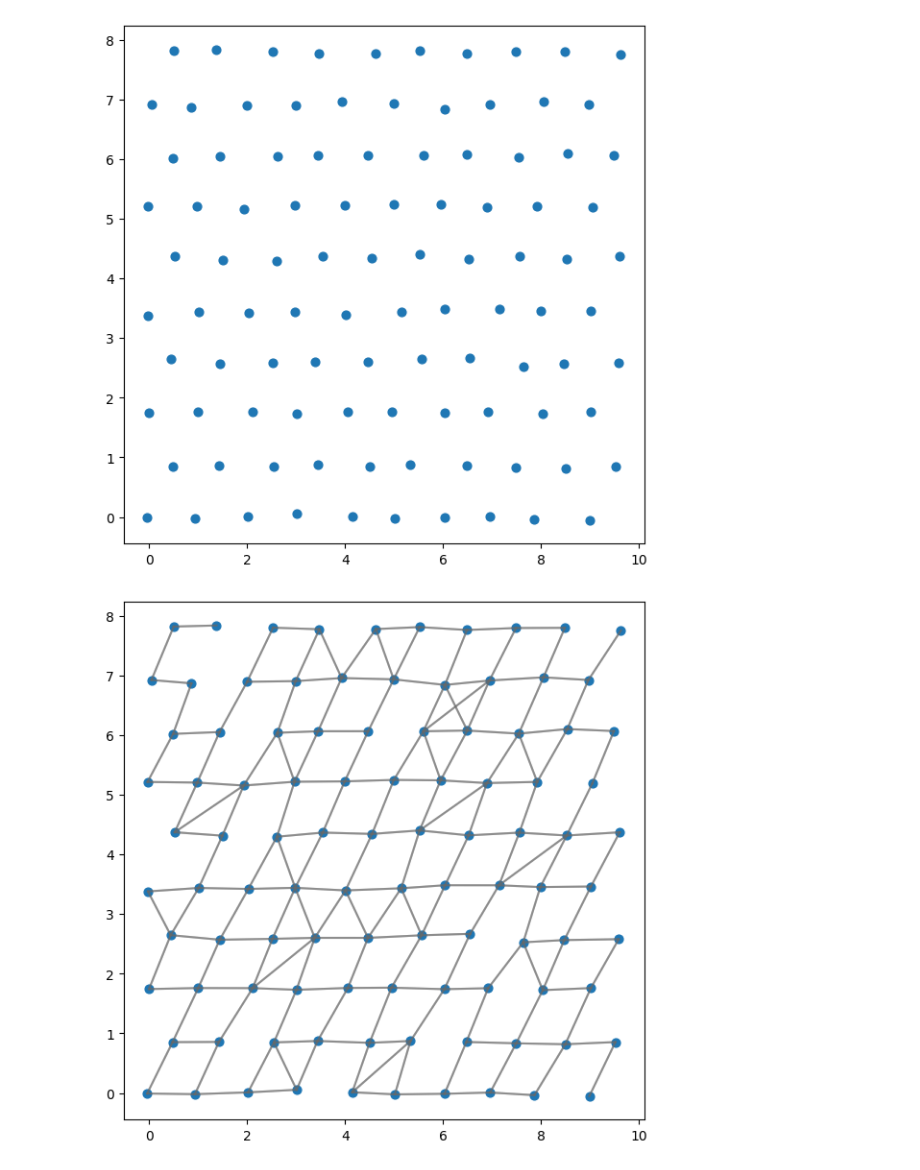
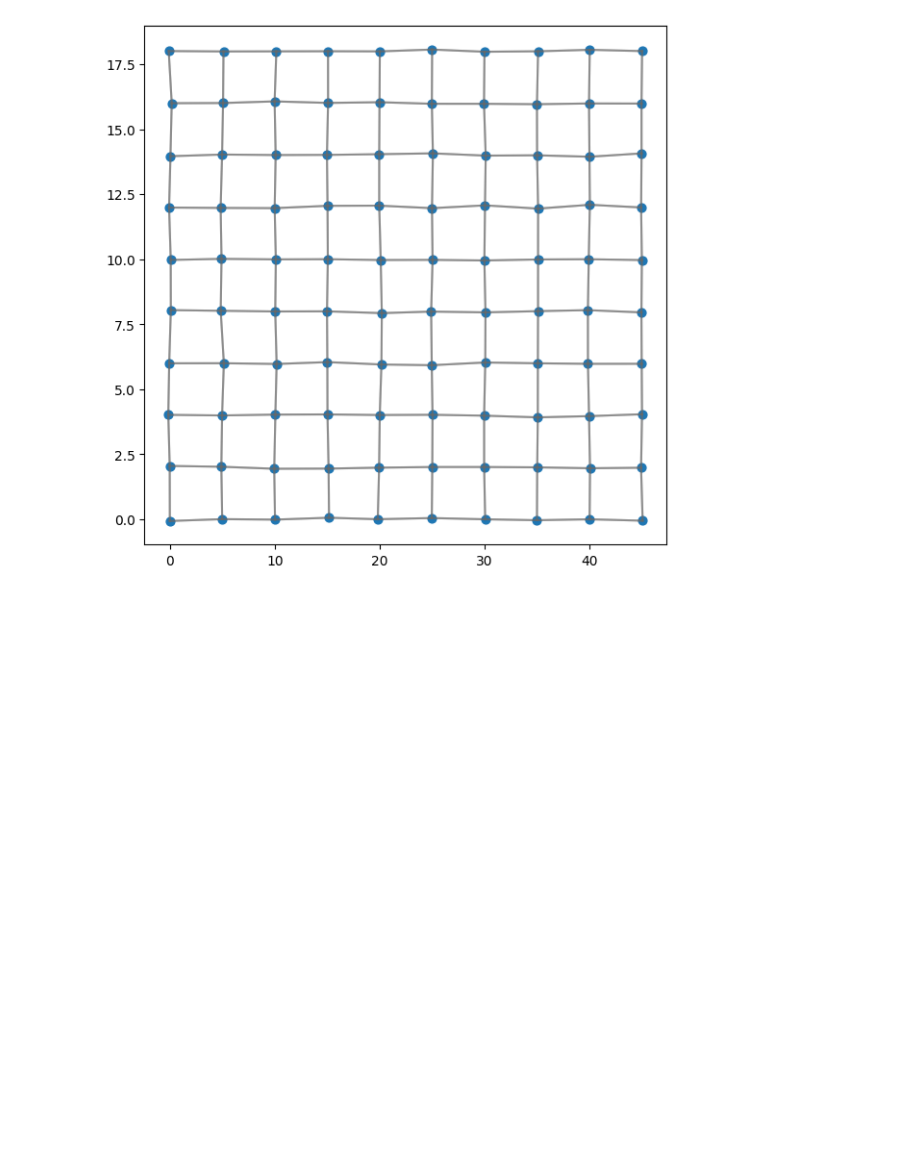
Before and after one commit to BenWen0/ComputationalPhysics2, a Jupyter notebook: GenData/lattice_2D.ipynb, the cells around one changed output. Drawn from its saved outputs; the diff is of its cells as text; code cells hidden in the pictures; blank space fills up the shorter version.

Commit message:
update report, exp. lattice 2d

```diff
--- a/GenData/lattice_2D.ipynb
+++ b/GenData/lattice_2D.ipynb
@@ -35,7 +35,7 @@ def draw_graph(adj_list, positions, axis=False, edges=True, node_size=3):
         ax.tick_params(left=False, bottom=False, labelleft=False, labelbottom=False)
         plt.axis('off')
 # %%
-def genLatticeNodes(len_ex, len_ey, theta, nx_max=20, ny_max=20):
+def genLatticeNodes(len_ex, len_ey, theta, centered=False, nx_max=20, ny_max=20):
     '''
     Generates Bravais-lattice (https://en.wikipedia.org/wiki/Bravais_lattice). Only computes node-positions. To obtain edges, use genAdjacencyList.
 
@@ -47,27 +47,41 @@ def genLatticeNodes(len_ex, len_ey, theta, nx_max=20, ny_max=20):
     Optional args:
         nx_max (int)            :   number of nodes in x-direction (direction of the first unit vector), default: 20
         ny_max (int)            :   number of nodes in y-direction (direction of the second unit vector), default: 20
+        centered (bool)         :   TODO, default: false
 
     Returns:
         pos (iterable)      :   nodes positions, shape=[num_nodes, 2]
         transform           :   transformation matrix (shape=[2, 2])
     '''
-    #num_nodes = nx_max*ny_max
     e_x = len_ex*np.array([1, 0], dtype=float)
     e_y = len_ey*np.array([np.cos(theta), np.sin(theta)], dtype=float)
     transform = np.array([e_x, e_y]).T
     transform_inv = np.linalg.inv(transform)
-    #id_diag = np.zeros(shape=(num_nodes, ), dtype=int) #(id_node, num_diag, )
 
-    ind_pos = np.array(np.meshgrid(np.arange(0, nx_max), np.arange(0, ny_max)), dtype=int).T.reshape(-1, 2) #shape=(num_nodes, 2)
-    #id_diag[:] = ind_pos[:, 0] - ind_pos[:, 1] # x-y = id_diag
+    integer_pos = np.array(np.meshgrid(np.arange(0, nx_max), np.arange(0, ny_max)), dtype=float).T.reshape(-1, 2) #shape=(num_nodes, 2)
 
-    #positions
-    pos = np.array([transform@p for p in ind_pos])
+    if centered:
+       int_pos_shifted = [1/2, 1/2] + np.array(np.meshgrid(np.arange(0, nx_max - 1), np.arange(0, ny_max - 1)), dtype=float).T.reshape(-1, 2)
+       integer_pos = np.concatenate((integer_pos, int_pos_shifted), dtype=float)
 
-    return pos, transform, transform_inv #id_diag
+    #transform integer positions to real positions
+    pos = np.array([transform@p for p in integer_pos])
+
+    return pos, transform, transform_inv
 # %%
 def posMod(pos, mod_x=10, mod_y=10):
+    '''
+    Restricts positions to certain range.
+
+    Args:
+        pos (iterable)  :   Array of positions which will be restricted
+        mod_x (float)   :   maximum x-position
+        mod_y (float)   :   maximum y-position
+
+    Returns:
+        pos (iterable)  :   Restricted positions
+
+    '''
     pos[:, 0] = pos[:, 0] % mod_x
     pos[:, 1] = pos[:, 1] % mod_y
     return pos
@@ -101,7 +115,7 @@ def genAdjacencyList(positions, radius, transform_inv, p=2):
 # %%
 def addNoise(arr, mu, sigma, scale_x, scale_y):
     '''
-    Adds normal distributed noise to array.
+    Adds normal distributed noise to given array.
 
     Args:
         arr (iterable)      :   array on which values noise is added (shape=[-1, 2])
@@ -216,25 +232,24 @@ def getEdgeValues(adj_list, positions):
         values_edges[e, :] = positions[adj_list[e, 1]] - positions[adj_list[e, 0]]
     return values_edges
 # %%
-pos, transform, transform_inv = genLatticeNodes(1, 1, np.pi/3, nx_max=10, ny_max=10)
-pos = posMod(pos, 1*10, 10)
+pos, transform, transform_inv = genLatticeNodes(5, 2, np.pi/2, centered=False, nx_max=10, ny_max=10)
+pos = posMod(pos, 5*10, 2*10)
 pos = addNoise(pos, 0, 0.5, 0.07*2, 0.07*1)
 adj_list_2 = genAdjacencyList(pos, 1.05 + 0.07, transform_inv, p=2)
-adj_list_p = genAdjacencyList(pos, 1.05 + 0.07, transform_inv, p=4)
+#adj_list_p = genAdjacencyList(pos, 1.05 + 0.07, transform_inv, p=4)
 #pos[:, 1] *= 10*np.sin(np.pi/9)
 
 #pos, adj_list = removeNodes([0, 1, 2, 35], pos, adj_list)
 #adj_list = removeEdges([20], adj_list)
 
 #pos = rotateLattice(pos, np.pi/9)
 
 #node_values = np.zeros(shape=(num_nodes, ))
 #edge_values = np.zeros(shape=(num_edges, ))
-draw_graph(adj_list_2, pos, axis=True, edges=False, node_size=40)
-draw_graph(adj_list_p, pos, axis=True, node_size=40)
+draw_graph(adj_list_2, pos, axis=True, node_size=40)
+#draw_graph(adj_list_p, pos, axis=True, node_size=40)
 # %% [output]
-[figure, old version]
+[figure, new version]
-[figure, removed]
 # %%
 def dropoutIndices(num_indices, dropout_rate):
     r = np.random.uniform(low=0, high=1, size=(num_indices, ))
```
Also changed, not shown: parts of 3 cells of this notebook, 24 other files.
